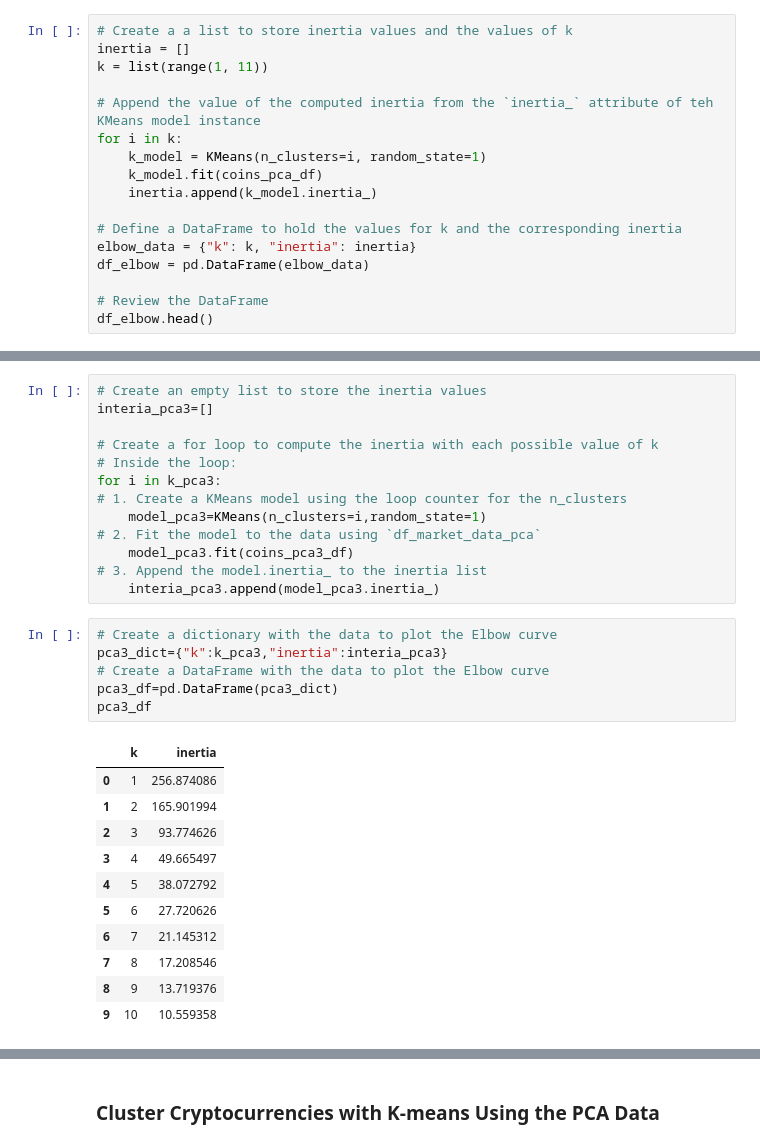
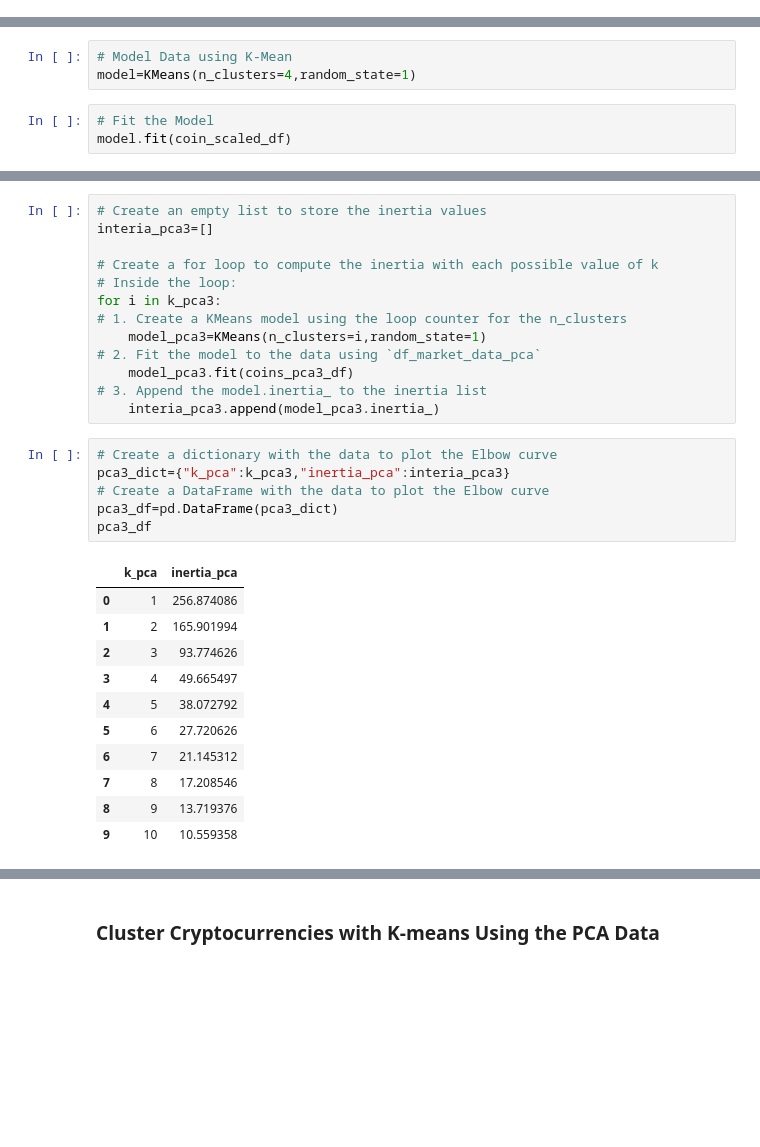
Before and after one commit to muhkashiff/CryptoClustering, a Jupyter notebook: Crypto_Clustering_starter_code.ipynb, the cells around one changed output, grey strips where cells are left out. Saved outputs shown, nothing was run; the diff lists cells and outputs as text; blank space fills up the shorter version.

```diff
--- a/Crypto_Clustering_starter_code.ipynb
+++ b/Crypto_Clustering_starter_code.ipynb
@@ -198,17 +161,0 @@ coins_pca_df.head()
-# %%
-# Create a a list to store inertia values and the values of k
-inertia = []
-k = list(range(1, 11))
-
-# Append the value of the computed inertia from the `inertia_` attribute of teh KMeans model instance
-for i in k:
-    k_model = KMeans(n_clusters=i, random_state=1)
-    k_model.fit(coins_pca_df)
-    inertia.append(k_model.inertia_)
-
-# Define a DataFrame to hold the values for k and the corresponding inertia
-elbow_data = {"k": k, "inertia": inertia}
-df_elbow = pd.DataFrame(elbow_data)
-
-# Review the DataFrame
-df_elbow.head()
@@ -231,0 +164,6 @@ df_elbow.hvplot.line(
+# %%
+# Model Data using K-Mean
+model=KMeans(n_clusters=4,random_state=1)
+# %%
+# Fit the Model
+model.fit(coin_scaled_df)
@@ -354,12 +320,12 @@ for i in k_pca3:
     interia_pca3.append(model_pca3.inertia_)
 # %%
 # Create a dictionary with the data to plot the Elbow curve
-pca3_dict={"k":k_pca3,"inertia":interia_pca3}
+pca3_dict={"k_pca":k_pca3,"inertia_pca":interia_pca3}
 # Create a DataFrame with the data to plot the Elbow curve
 pca3_df=pd.DataFrame(pca3_dict)
 pca3_df
 # %% [output]
-|  | k | inertia |
+|  | k_pca | inertia_pca |
 | 0 | 1 | 256.874086 |
 | 1 | 2 | 165.901994 |
 | 2 | 3 | 93.774626 |
```
Also changed, not shown: parts of 37 cells of this notebook.
